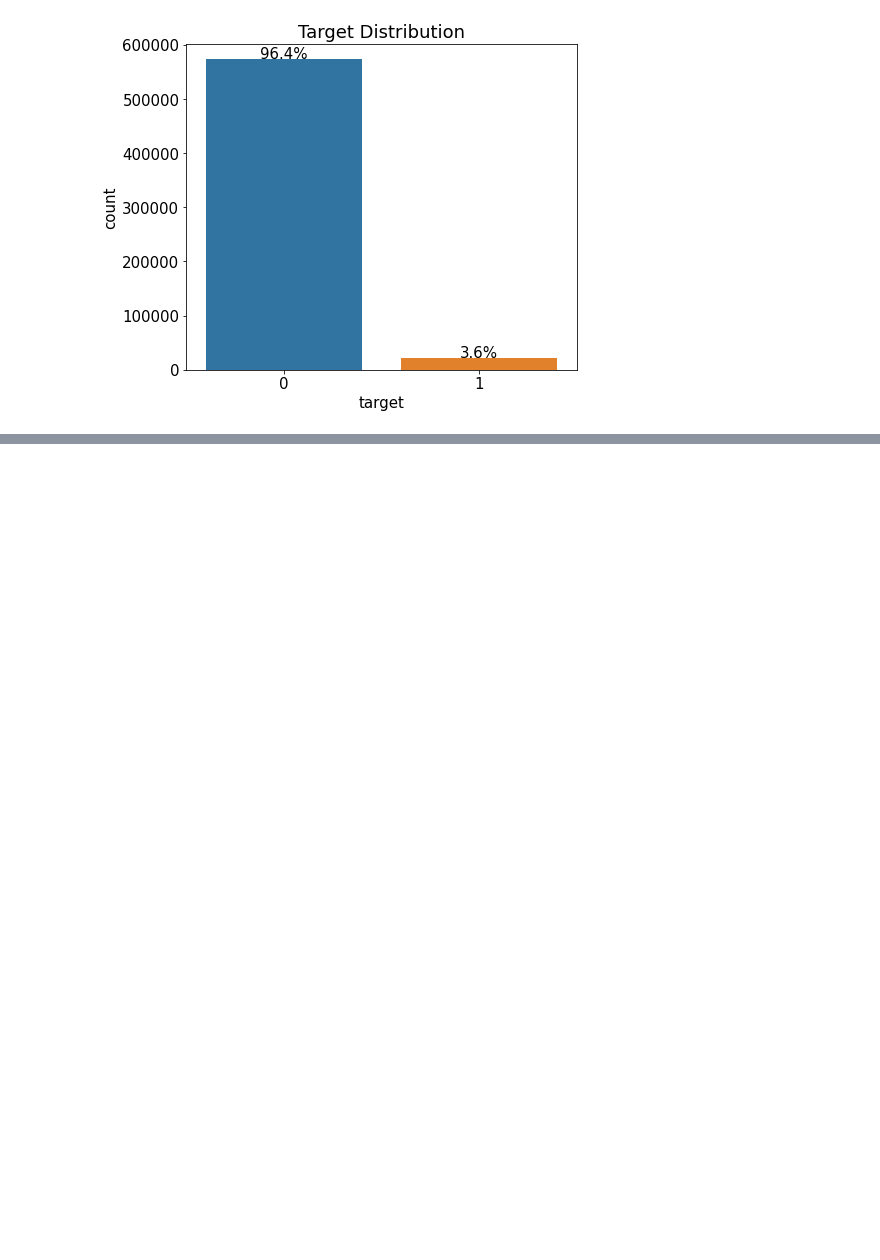
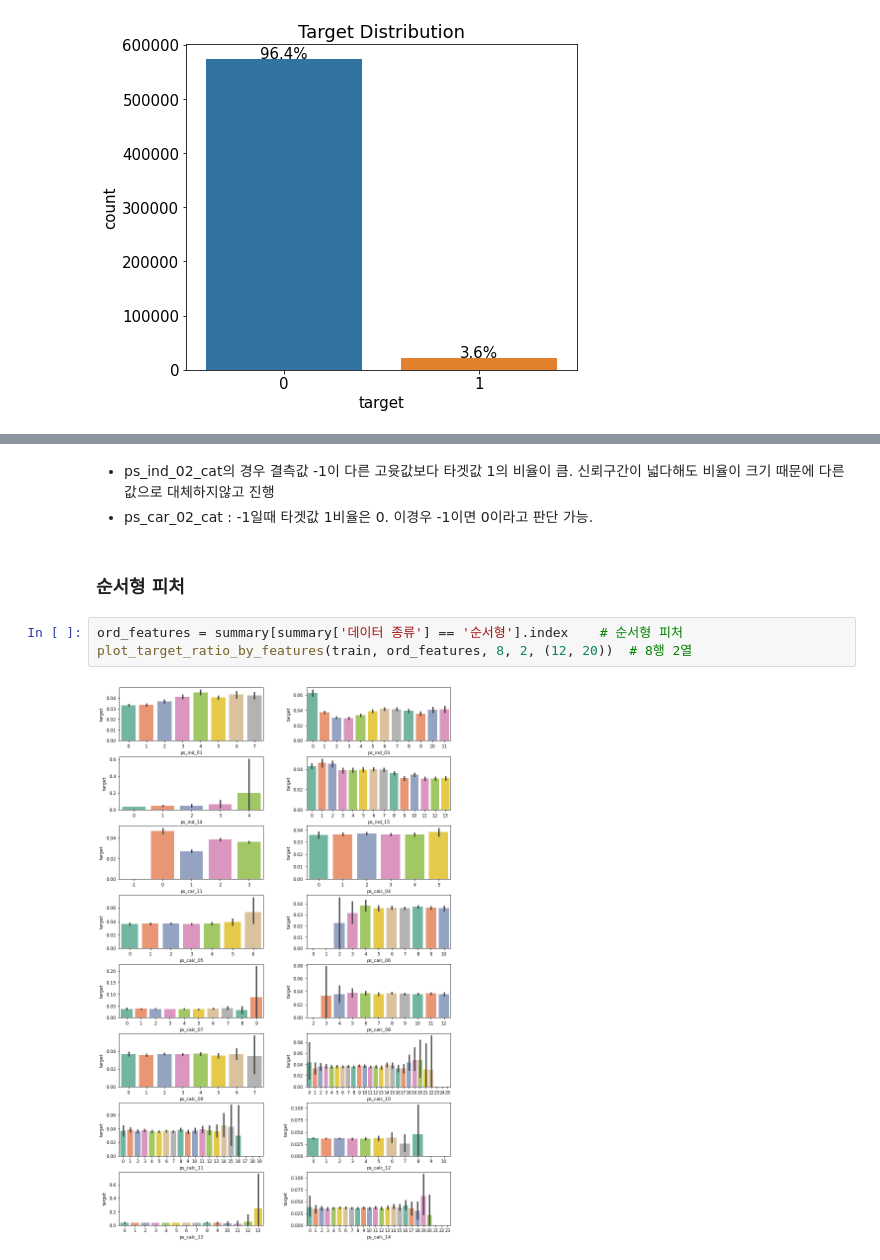
Before and after one commit to DrunkJin/Kaggle, a Jupyter notebook: safedriver-data-musthave-ch08.ipynb, the cells around one changed output, grey strips where cells are left out. Drawn from its saved outputs; the diff is of its cells as text; blank space fills up the shorter version.

```diff
--- a/safedriver-data-musthave-ch08.ipynb
+++ b/safedriver-data-musthave-ch08.ipynb
@@ -171,0 +204,10 @@ ax.set_title('Target Distribution');
+# %% [markdown]
+* ps_ind_02_cat의 경우 결측값 -1이 다른 고윳값보다 타겟값 1의 비율이 큼. 신뢰구간이 넓다해도 비율이 크기 때문에 다른 값으로 대체하지않고 진행
+* ps_car_02_cat : -1일때 타겟값 1비율은 0. 이경우 -1이면 0이라고 판단 가능.
+# %% [markdown]
+### 순서형 피처
+# %%
+ord_features = summary[summary['데이터 종류'] == '순서형'].index    # 순서형 피처
+plot_target_ratio_by_features(train, ord_features, 8, 2, (12, 20))  # 8행 2열
+# %% [output]
+[figure, added]
```
Also changed, not shown: parts of 7 cells of this notebook.
